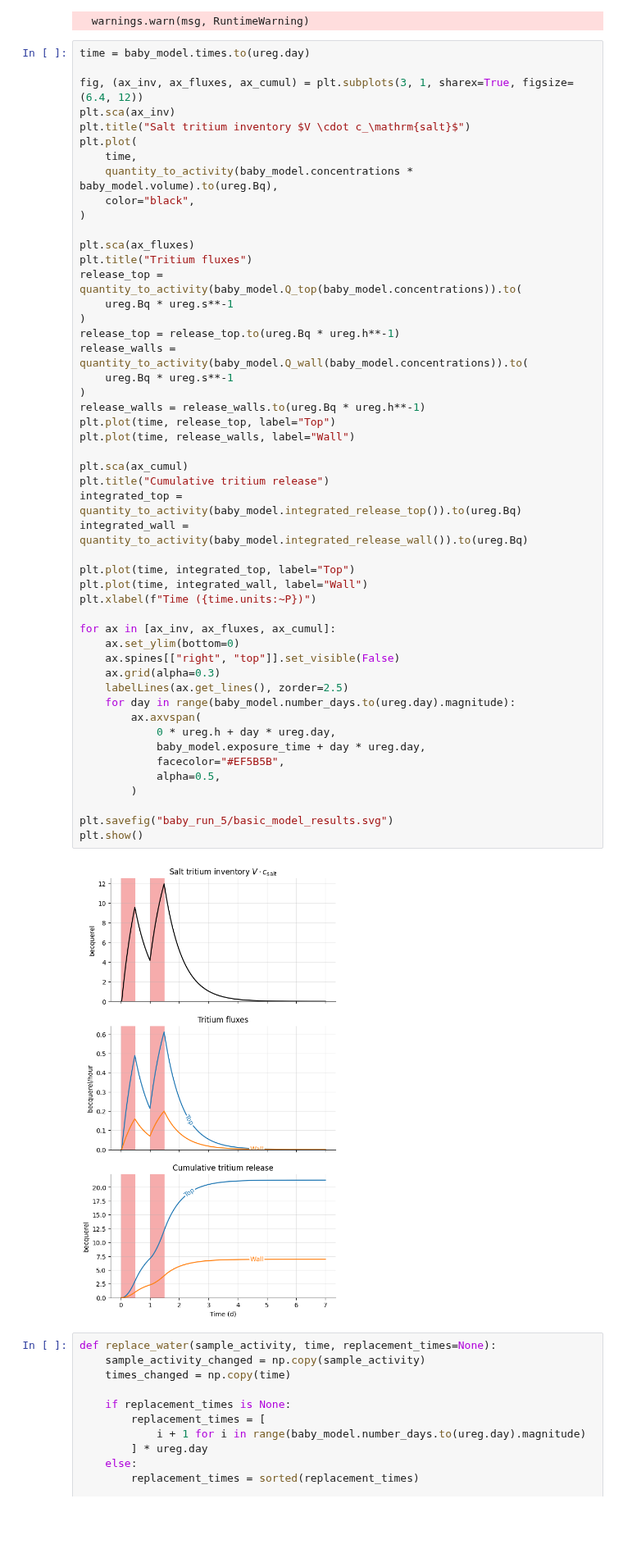
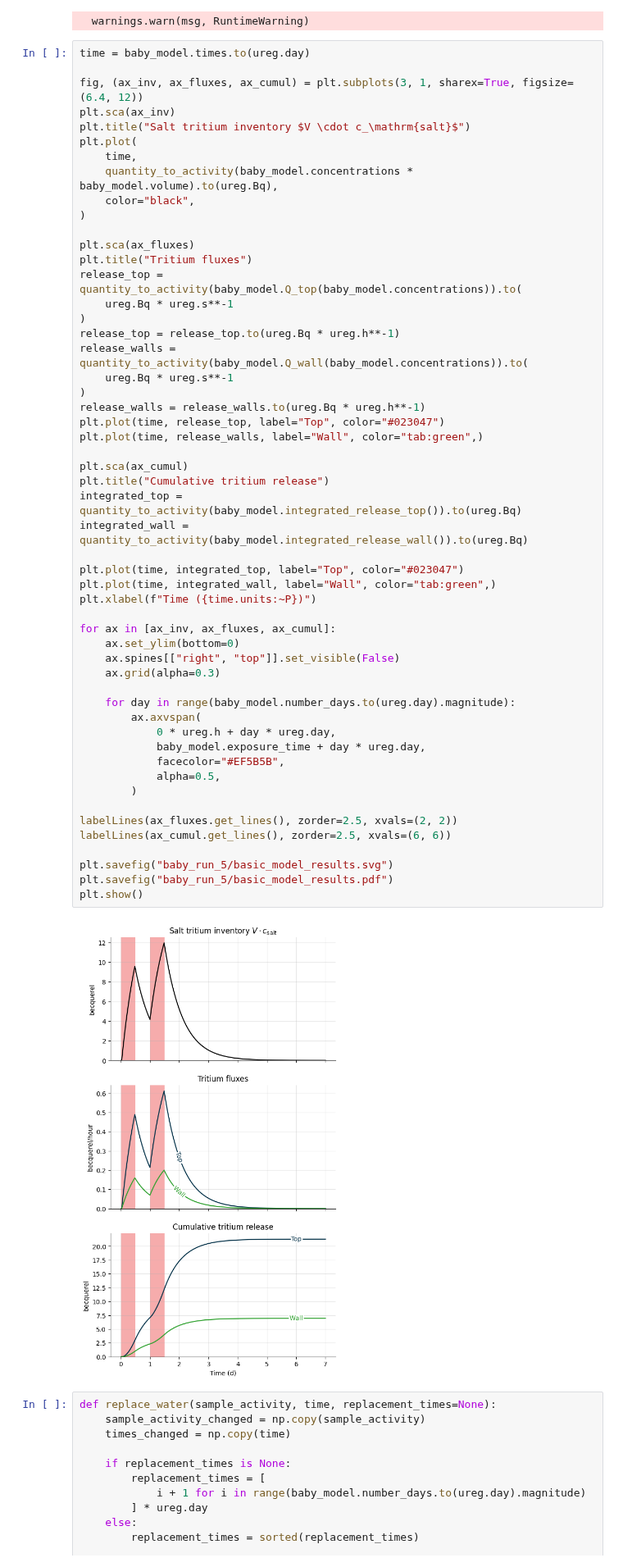
Before and after one commit to LIBRA-project/BABY-100-mL-runs, a Jupyter notebook: baby_run_5.ipynb, the cells around one changed output. Shown at 82% size. Cells and saved outputs as stored; diff of their text form; blank space fills up the shorter version.

```diff
--- a/baby_run_5.ipynb
+++ b/baby_run_5.ipynb
@@ -55,39 +55,43 @@ release_top = quantity_to_activity(baby_model.Q_top(baby_model.concentrations)).
     ureg.Bq * ureg.s**-1
 )
 release_top = release_top.to(ureg.Bq * ureg.h**-1)
 release_walls = quantity_to_activity(baby_model.Q_wall(baby_model.concentrations)).to(
     ureg.Bq * ureg.s**-1
 )
 release_walls = release_walls.to(ureg.Bq * ureg.h**-1)
-plt.plot(time, release_top, label="Top")
-plt.plot(time, release_walls, label="Wall")
+plt.plot(time, release_top, label="Top", color="#023047")
+plt.plot(time, release_walls, label="Wall", color="tab:green",)
 
 plt.sca(ax_cumul)
 plt.title("Cumulative tritium release")
 integrated_top = quantity_to_activity(baby_model.integrated_release_top()).to(ureg.Bq)
 integrated_wall = quantity_to_activity(baby_model.integrated_release_wall()).to(ureg.Bq)
 
-plt.plot(time, integrated_top, label="Top")
-plt.plot(time, integrated_wall, label="Wall")
+plt.plot(time, integrated_top, label="Top", color="#023047")
+plt.plot(time, integrated_wall, label="Wall", color="tab:green",)
 plt.xlabel(f"Time ({time.units:~P})")
 
 for ax in [ax_inv, ax_fluxes, ax_cumul]:
     ax.set_ylim(bottom=0)
     ax.spines[["right", "top"]].set_visible(False)
     ax.grid(alpha=0.3)
-    labelLines(ax.get_lines(), zorder=2.5)
+
     for day in range(baby_model.number_days.to(ureg.day).magnitude):
         ax.axvspan(
             0 * ureg.h + day * ureg.day,
             baby_model.exposure_time + day * ureg.day,
             facecolor="#EF5B5B",
             alpha=0.5,
         )
 
+labelLines(ax_fluxes.get_lines(), zorder=2.5, xvals=(2, 2))
+labelLines(ax_cumul.get_lines(), zorder=2.5, xvals=(6, 6))
+
 plt.savefig("baby_run_5/basic_model_results.svg")
+plt.savefig("baby_run_5/basic_model_results.pdf")
 plt.show()
 # %% [output]
-[figure, old version]
+[figure, new version]
 # %%
 def replace_water(sample_activity, time, replacement_times=None):
     sample_activity_changed = np.copy(sample_activity)
```
Also changed, not shown: parts of 5 cells of this notebook, 1 other file.
